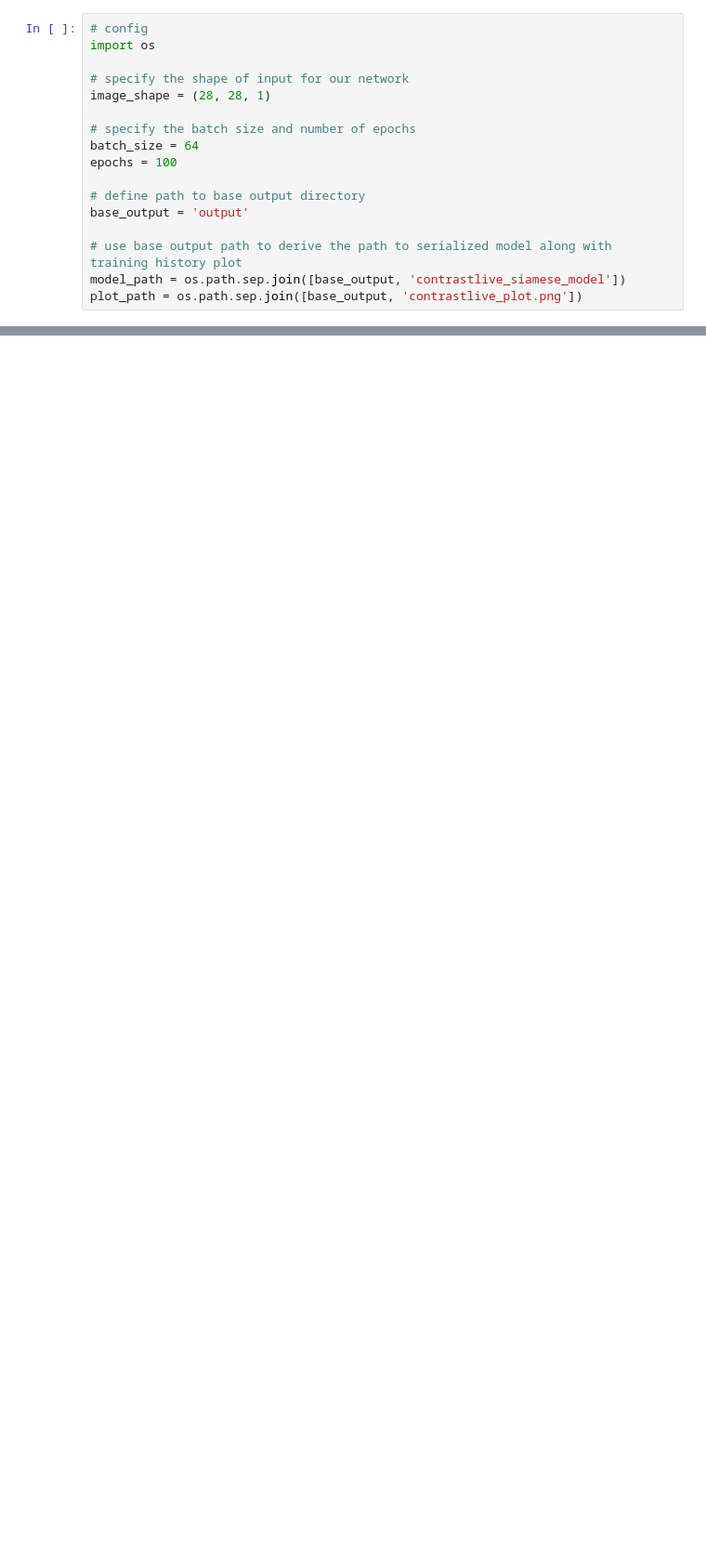
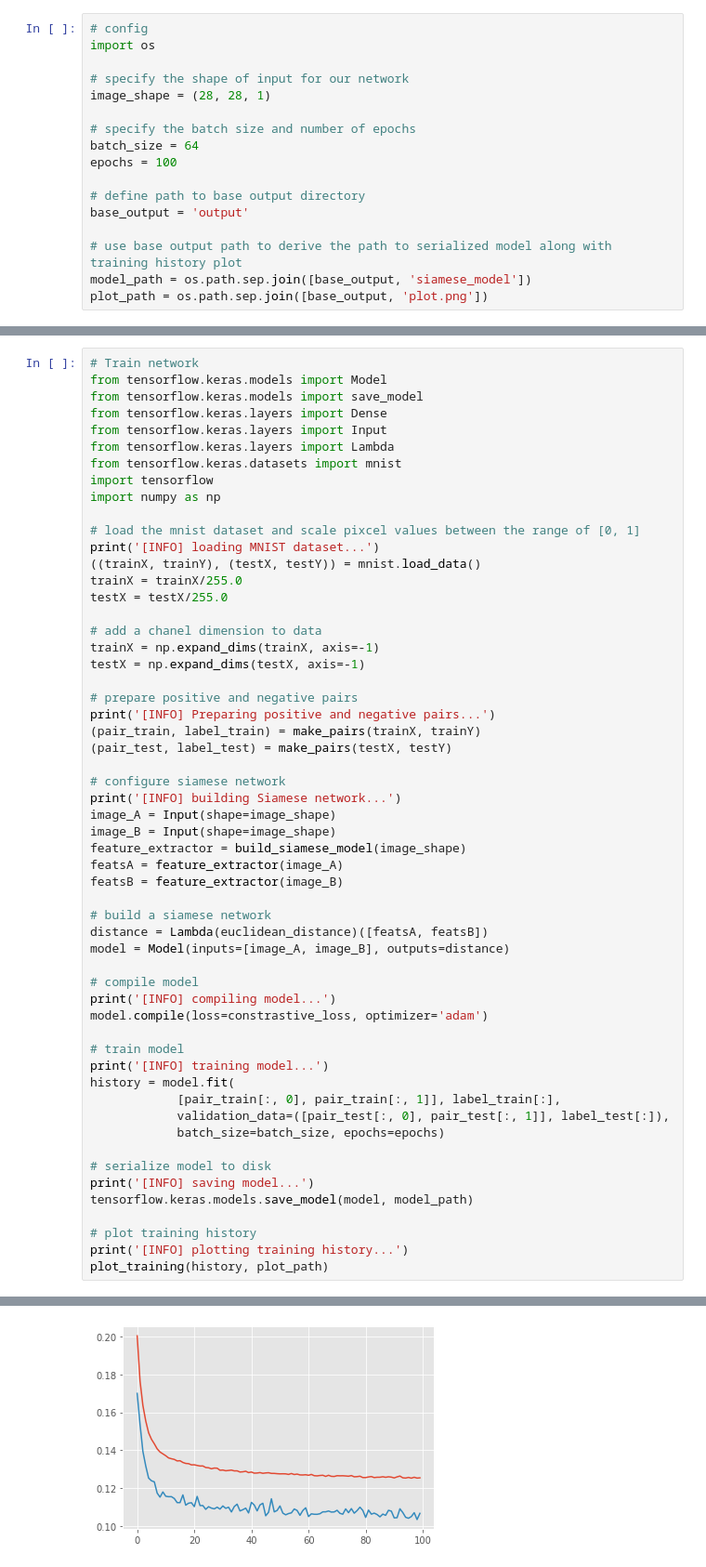
Before and after one commit to BasitJaved/PyImageSearch_University, a Jupyter notebook: Siamese Networks 101/contrastlive_loss.ipynb, the cells around one changed output, grey strips where cells are left out. Shown at 93% size. Cells and saved outputs as stored; diff of their text form; blank space fills up the shorter version.

Commit message:
Add files via upload
Completed Lecture Improving Accuracy with Contrastlive Loss and uploaded Code file

```diff
--- a/Siamese Networks 101/contrastlive_loss.ipynb
+++ b/Siamese Networks 101/contrastlive_loss.ipynb
@@ -13,8 +13,8 @@ epochs = 100
 base_output = 'output'
 
 # use base output path to derive the path to serialized model along with training history plot
-model_path = os.path.sep.join([base_output, 'contrastlive_siamese_model'])
-plot_path = os.path.sep.join([base_output, 'contrastlive_plot.png'])
+model_path = os.path.sep.join([base_output, 'siamese_model'])
+plot_path = os.path.sep.join([base_output, 'plot.png'])
 # %%
 # Model
 from tensorflow.keras.models import Model
@@ -135,3 +135,60 @@ def constrastive_loss(y, preds, margin=1):
     loss = K.mean(y * squared_preds + (1 - y) * squared_margin)
 
     return loss
+# %%
+# Train network
+from tensorflow.keras.models import Model
+from tensorflow.keras.models import save_model
+from tensorflow.keras.layers import Dense
+from tensorflow.keras.layers import Input
+from tensorflow.keras.layers import Lambda
+from tensorflow.keras.datasets import mnist
+import tensorflow
+import numpy as np
+
+# load the mnist dataset and scale pixcel values between the range of [0, 1]
+print('[INFO] loading MNIST dataset...')
+((trainX, trainY), (testX, testY)) = mnist.load_data()
+trainX = trainX/255.0
+testX = testX/255.0
+
+# add a chanel dimension to data
+trainX = np.expand_dims(trainX, axis=-1)
+testX = np.expand_dims(testX, axis=-1)
+
+# prepare positive and negative pairs
+print('[INFO] Preparing positive and negative pairs...')
+(pair_train, label_train) = make_pairs(trainX, trainY)
+(pair_test, label_test) = make_pairs(testX, testY)
+
+# configure siamese network
+print('[INFO] building Siamese network...')
+image_A = Input(shape=image_shape)
+image_B = Input(shape=image_shape)
+feature_extractor = build_siamese_model(image_shape)
+featsA = feature_extractor(image_A)
+featsB = feature_extractor(image_B)
+
+# build a siamese network
+distance = Lambda(euclidean_distance)([featsA, featsB])
+model = Model(inputs=[image_A, image_B], outputs=distance)
+
+# compile model
+print('[INFO] compiling model...')
+model.compile(loss=constrastive_loss, optimizer='adam')
+
+# train model
+print('[INFO] training model...')
+history = model.fit(
+            [pair_train[:, 0], pair_train[:, 1]], label_train[:],
+            validation_data=([pair_test[:, 0], pair_test[:, 1]], label_test[:]),
+            batch_size=batch_size, epochs=epochs)
+
+# serialize model to disk
+print('[INFO] saving model...')
+tensorflow.keras.models.save_model(model, model_path)
+
+# plot training history
+print('[INFO] plotting training history...')
+plot_training(history, plot_path)
+# %% [output]
@@ -137,0 +213 @@ def constrastive_loss(y, preds, margin=1):
+[figure, added]
```
Also changed, not shown: parts of 2 cells of this notebook.
